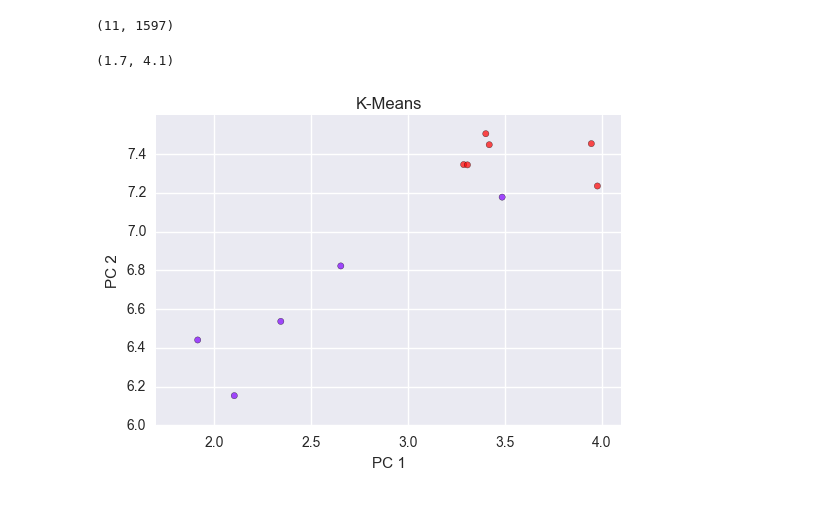
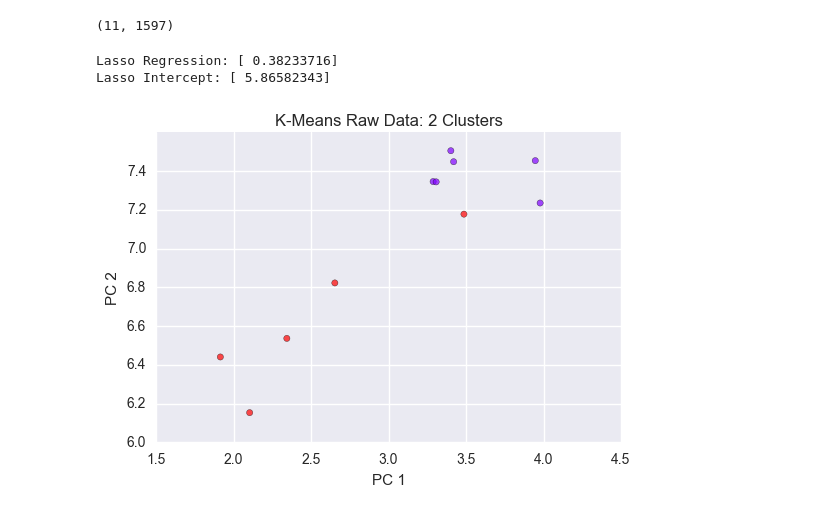
Before and after one commit to UW-Biol419-Wi2017/SpontaneousActivity, a Jupyter notebook: KMeans on R50 data.ipynb, the cells around one changed output. Cells and saved outputs as stored; diff of their text form; code cells hidden in the pictures.

```diff
--- a/KMeans on R50 data.ipynb
+++ b/KMeans on R50 data.ipynb
@@ -127,16 +129,22 @@ just_dataT.shape
 # %%
 km = KMeans(n_clusters = 2)
 km.fit(just_dataT)
 
 group = km.labels_
 
 plt.scatter(just_dataT[:,0],just_dataT[:,1],
             alpha=0.7, c=group, cmap='rainbow')
 
 plt.xlabel("PC 1")
 plt.ylabel("PC 2")
-plt.title("K-Means")
-plt.xlim(1.7,4.1)
+plt.title("K-Means Raw Data: 2 Clusters")
+
+clf = linear_model.Lasso(alpha=0.1)
+clf.fit(just_dataT[:,0].reshape(-1,1),just_dataT[:,1].reshape(-1,1))
+
+print('Lasso Regression:', clf.coef_)
+print('Lasso Intercept:', clf.intercept_)
 # %% [output]
-(1.7, 4.1)
+Lasso Regression: [ 0.38233716]
+Lasso Intercept: [ 5.86582343]
-[figure, old version]
+[figure, new version]
```
Also changed, not shown: parts of 11 cells of this notebook, 3 other files.
